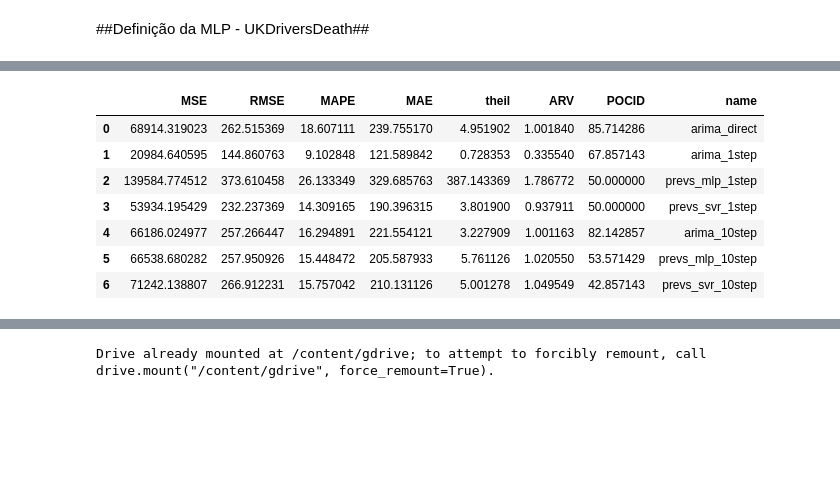
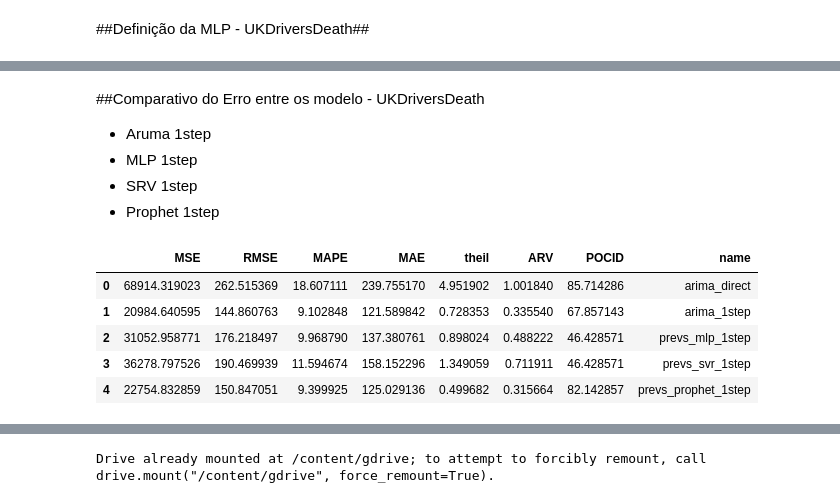
Before and after one commit to rgprado/SeriesTemporais, a Jupyter notebook: Series_Temporais_aula1_202201_Rodrigo_Prado.ipynb, the cells around one changed output, grey strips where cells are left out. Saved outputs shown, nothing was run; the diff lists cells and outputs as text; code cells hidden in the pictures; blank space fills up the shorter version.

```diff
--- a/Series_Temporais_aula1_202201_Rodrigo_Prado.ipynb
+++ b/Series_Temporais_aula1_202201_Rodrigo_Prado.ipynb
@@ -1053,4 +1119,4 @@ Previsões 1step e 10step criados
 # %%
-prevs_svr_1step_uk, prevs_svr_10step_uk = create_svr_model(ts_pydataset, test_size_uk, use_diff_uk)
+prevs_svr_1step_uk, prevs_svr_10step_uk = create_svr_model(ts_pydataset, test_size_uk, lag_size, use_diff_uk)
 # %% [output]
 -- SVR --
@@ -1068,0 +1141,12 @@ Previsões 1step e 10step criados
+# %%
+df_ukdrivers = data('UKDriverDeaths')
+df_ukdrivers['time'] = pd.date_range(start ='1969-01-01', end='1985-01-01', freq='M')
+
+df_uk = df_ukdrivers.copy()
+df_uk = df_uk.rename(columns={'time': 'ds',
+                        'UKDriverDeaths': 'y'})
+# %%
+seasonality_name = 'Montly'
+seasonality_period = 30.5
+prevs_prophet_1step_uk = create_prophet_model(df_uk, test_size_uk, seasonality_name, seasonality_period, 1)
+prevs_prophet_10step_uk = create_prophet_model(df_uk, test_size_uk, seasonality_name, seasonality_period, 10)
@@ -1071,3 +1173,5 @@ df_arima_ukdrivers['prevs_mlp_1step'] = prevs_mlp_1step_uk
 df_arima_ukdrivers['prevs_mlp_10step'] = prevs_mlp_10step_uk
 df_arima_ukdrivers['prevs_svr_1step'] = prevs_svr_1step_uk
 df_arima_ukdrivers['prevs_svr_10step'] = prevs_svr_10step_uk
+df_arima_ukdrivers['prevs_prophet_1step'] = prevs_prophet_1step_uk
+df_arima_ukdrivers['prevs_prophet_10step'] = prevs_prophet_10step_uk
@@ -1074,18 +1186,23 @@ df_arima_ukdrivers['prevs_svr_10step'] = prevs_svr_10step_uk
+# %% [markdown]
+##Comparativo do Erro entre os modelo - UKDriversDeath
+
+- Aruma 1step
+- MLP 1step
+- SRV 1step
+- Prophet 1step
 # %%
 list_result = []
-for m in ['arima_direct', 'arima_1step', 'prevs_mlp_1step', 'prevs_svr_1step', 'arima_10step', 'prevs_mlp_10step', 'prevs_svr_10step']:
+for m in ['arima_direct', 'arima_1step', 'prevs_mlp_1step', 'prevs_svr_1step', 'prevs_prophet_1step']:
 
   dict_result = gerenerate_metric_results(df_arima_ukdrivers['real'], df_arima_ukdrivers[m])
   dict_result['name'] = m
   list_result.append(dict_result)
 
 pd.DataFrame(list_result)
 # %% [output]
 |  | MSE | RMSE | MAPE | MAE | theil | ARV | POCID | name |
 | 0 | 68914.319023 | 262.515369 | 18.607111 | 239.755170 | 4.951902 | 1.001840 | 85.714286 | arima_direct |
 | 1 | 20984.640595 | 144.860763 | 9.102848 | 121.589842 | 0.728353 | 0.335540 | 67.857143 | arima_1step |
-| 2 | 139584.774512 | 373.610458 | 26.133349 | 329.685763 | 387.143369 | 1.786772 | 50.000000 | prevs_mlp_1step |
-| 3 | 53934.195429 | 232.237369 | 14.309165 | 190.396315 | 3.801900 | 0.937911 | 50.000000 | prevs_svr_1step |
-| 4 | 66186.024977 | 257.266447 | 16.294891 | 221.554121 | 3.227909 | 1.001163 | 82.142857 | arima_10step |
-| 5 | 66538.680282 | 257.950926 | 15.448472 | 205.587933 | 5.761126 | 1.020550 | 53.571429 | prevs_mlp_10step |
-| 6 | 71242.138807 | 266.912231 | 15.757042 | 210.131126 | 5.001278 | 1.049549 | 42.857143 | prevs_svr_10step |
+| 2 | 31052.958771 | 176.218497 | 9.968790 | 137.380761 | 0.898024 | 0.488222 | 46.428571 | prevs_mlp_1step |
+| 3 | 36278.797526 | 190.469939 | 11.594674 | 158.152296 | 1.349059 | 0.711911 | 46.428571 | prevs_svr_1step |
+| 4 | 22754.832859 | 150.847051 | 9.399925 | 125.029136 | 0.499682 | 0.315664 | 82.142857 | prevs_prophet_1step |
```
Also changed, not shown: parts of 133 cells of this notebook.
